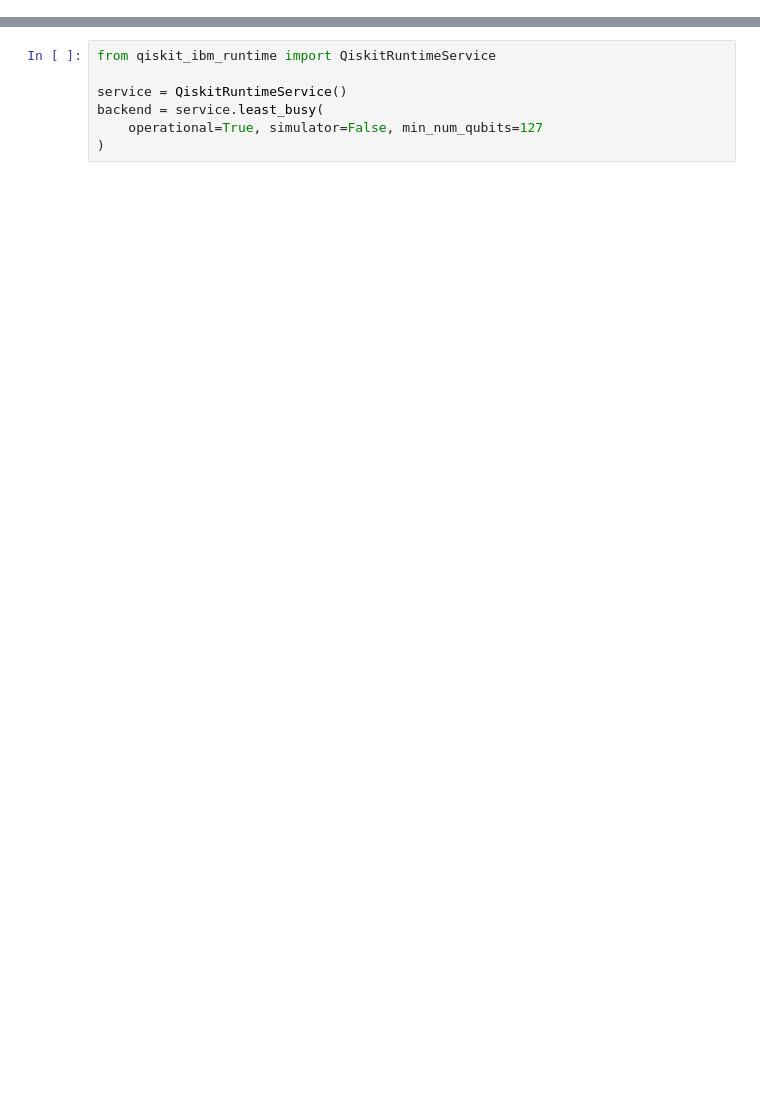
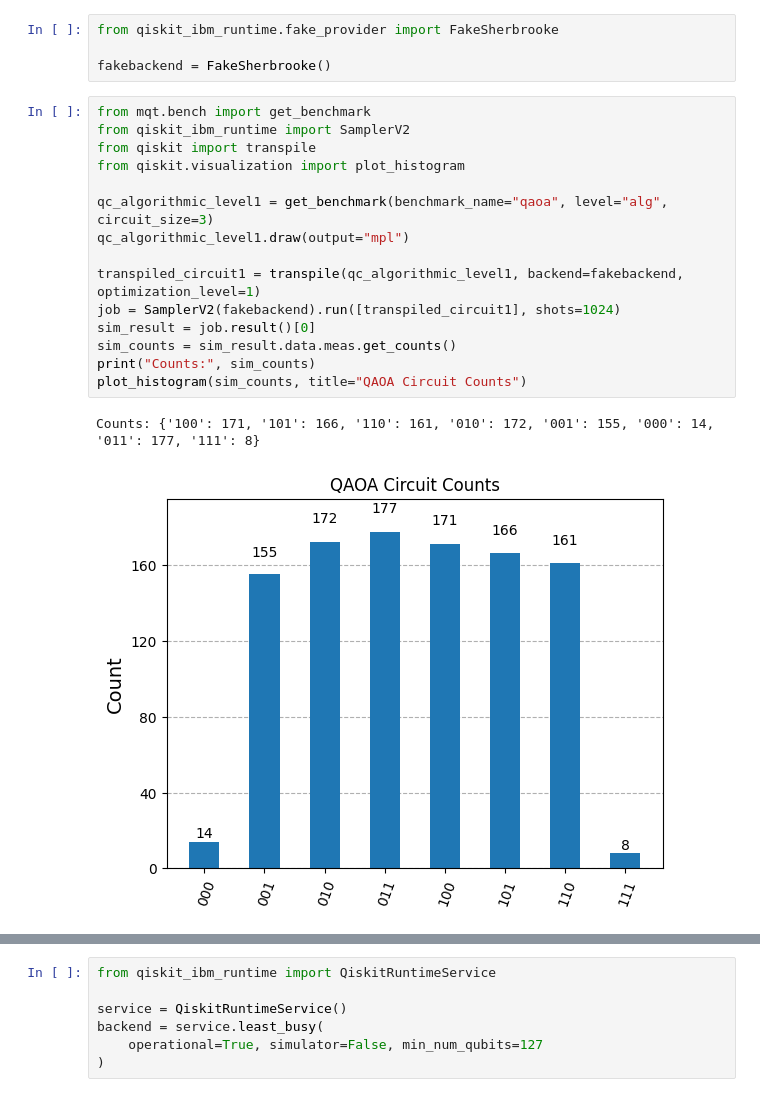
Before and after one commit to MagePro310/Quantum_Simulation_Scheduling_ver1, a Jupyter notebook: qiskit_sampler.ipynb, the cells around one changed output, grey strips where cells are left out. Cells and saved outputs as stored; diff of their text form; blank space fills up the shorter version.

```diff
--- a/qiskit_sampler.ipynb
+++ b/qiskit_sampler.ipynb
@@ -0,0 +1,22 @@
+# %%
+from qiskit_ibm_runtime.fake_provider import FakeSherbrooke
+
+fakebackend = FakeSherbrooke()
+# %%
+from mqt.bench import get_benchmark
+from qiskit_ibm_runtime import SamplerV2
+from qiskit import transpile
+from qiskit.visualization import plot_histogram
+
+qc_algorithmic_level1 = get_benchmark(benchmark_name="qaoa", level="alg", circuit_size=3)
+qc_algorithmic_level1.draw(output="mpl")
+
+transpiled_circuit1 = transpile(qc_algorithmic_level1, backend=fakebackend, optimization_level=1)
+job = SamplerV2(fakebackend).run([transpiled_circuit1], shots=1024)
+sim_result = job.result()[0]
+sim_counts = sim_result.data.meas.get_counts()
+print("Counts:", sim_counts)
+plot_histogram(sim_counts, title="QAOA Circuit Counts")
+# %% [output]
+Counts: {'100': 171, '101': 166, '110': 161, '010': 172, '001': 155, '000': 14, '011': 177, '111': 8}
+[figure, added]
```
Also changed, not shown: parts of 30 cells of this notebook, 8 other files.
